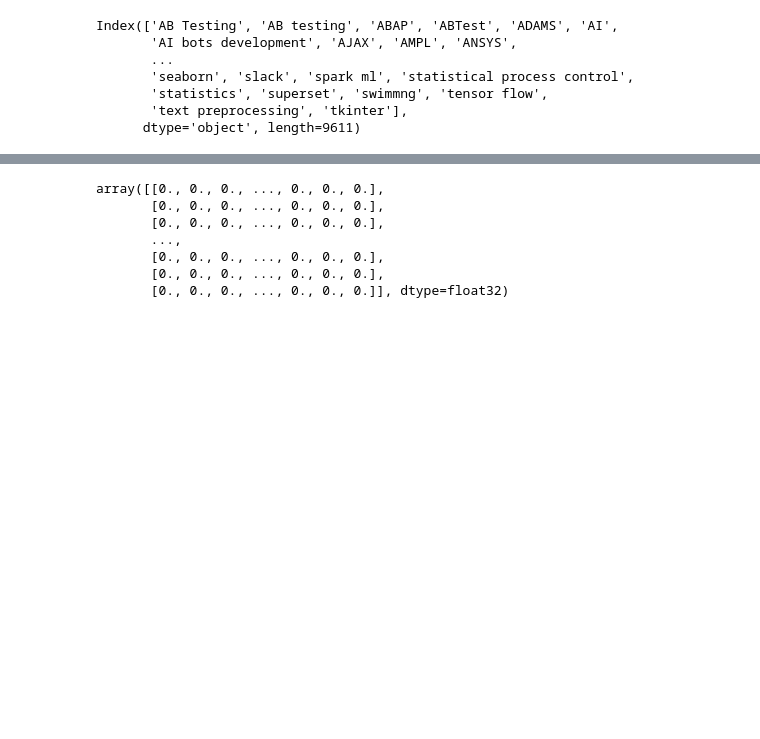
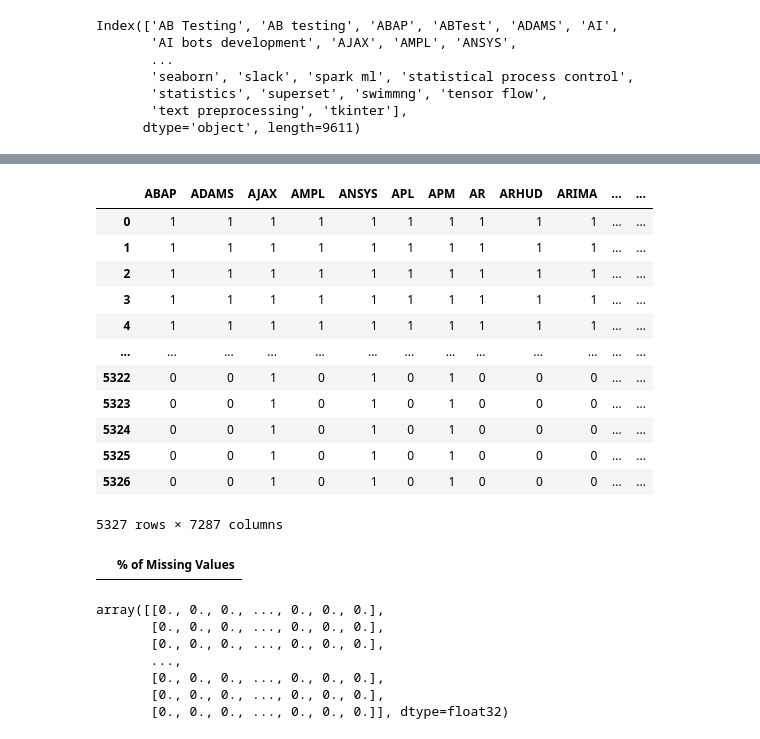
Before and after one commit to farookfazni/AI-to-Predict-Career-Path, a Jupyter notebook: 2ndMoedl.ipynb, the cells around one changed output, grey strips where cells are left out. Drawn from its saved outputs; the diff is of its cells as text; code cells hidden in the pictures; blank space fills up the shorter version.

```diff
--- a/2ndMoedl.ipynb
+++ b/2ndMoedl.ipynb
@@ -104,0 +720,16 @@ Index(['AB Testing', 'AB testing', 'ABAP', 'ABTest', 'ADAMS', 'AI',
+# %%
+y
+# %% [output]
+|  | ABAP | ADAMS | AJAX | AMPL | ANSYS | APL | APM | AR | ARHUD | ARIMA | ... | ... |
+| 0 | 1 | 1 | 1 | 1 | 1 | 1 | 1 | 1 | 1 | 1 | ... | ... |
+| 1 | 1 | 1 | 1 | 1 | 1 | 1 | 1 | 1 | 1 | 1 | ... | ... |
+| 2 | 1 | 1 | 1 | 1 | 1 | 1 | 1 | 1 | 1 | 1 | ... | ... |
+| 3 | 1 | 1 | 1 | 1 | 1 | 1 | 1 | 1 | 1 | 1 | ... | ... |
+| 4 | 1 | 1 | 1 | 1 | 1 | 1 | 1 | 1 | 1 | 1 | ... | ... |
+| ... | ... | ... | ... | ... | ... | ... | ... | ... | ... | ... | ... | ... |
+| 5322 | 0 | 0 | 1 | 0 | 1 | 0 | 1 | 0 | 0 | 0 | ... | ... |
+| 5323 | 0 | 0 | 1 | 0 | 1 | 0 | 1 | 0 | 0 | 0 | ... | ... |
+| 5324 | 0 | 0 | 1 | 0 | 1 | 0 | 1 | 0 | 0 | 0 | ... | ... |
+| 5325 | 0 | 0 | 1 | 0 | 1 | 0 | 1 | 0 | 0 | 0 | ... | ... |
+| 5326 | 0 | 0 | 1 | 0 | 1 | 0 | 1 | 0 | 0 | 0 | ... | ... |
+5327 rows × 7287 columns
@@ -105,3 +753,8 @@ Index(['AB Testing', 'AB testing', 'ABAP', 'ABTest', 'ADAMS', 'AI',
+# %%
+missing_precent = check_Missing(y, 10)
+missing_precent
+# %% [output]
+|  | % of Missing Values |
 # %%
 import numpy as np
 X = data['Target']
```
Also changed, not shown: parts of 77 cells of this notebook.
